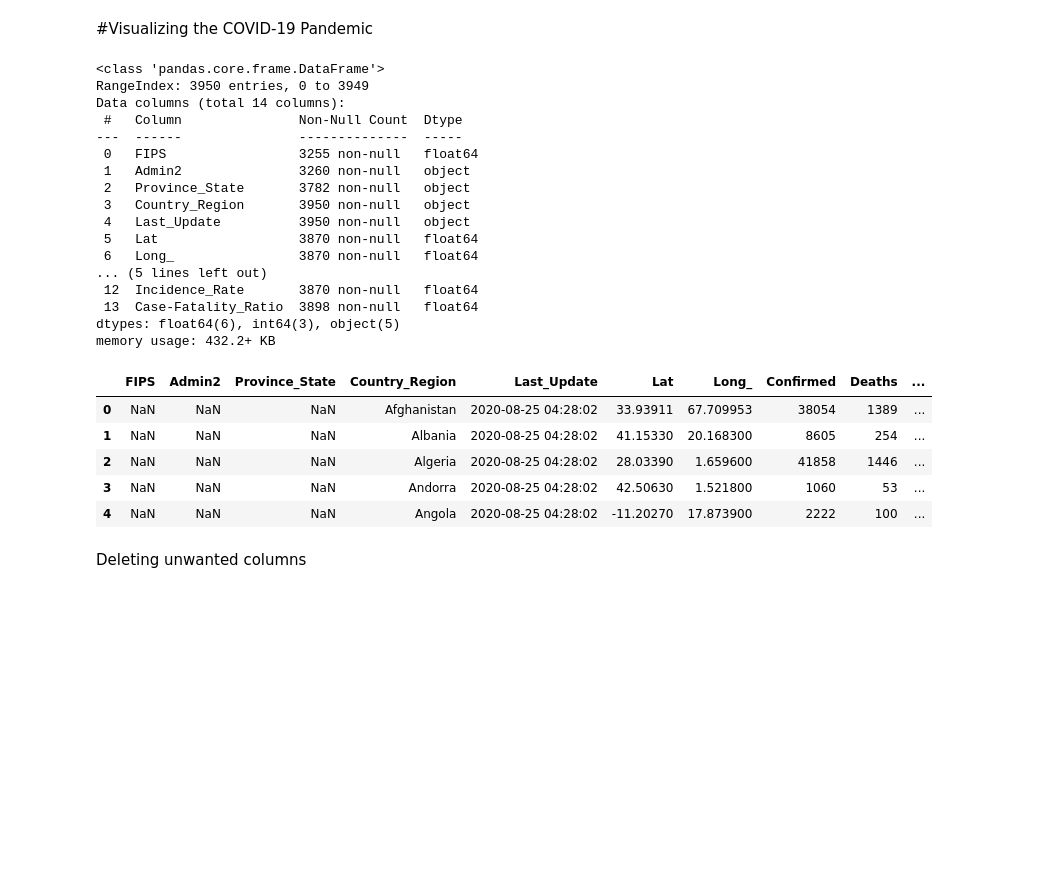
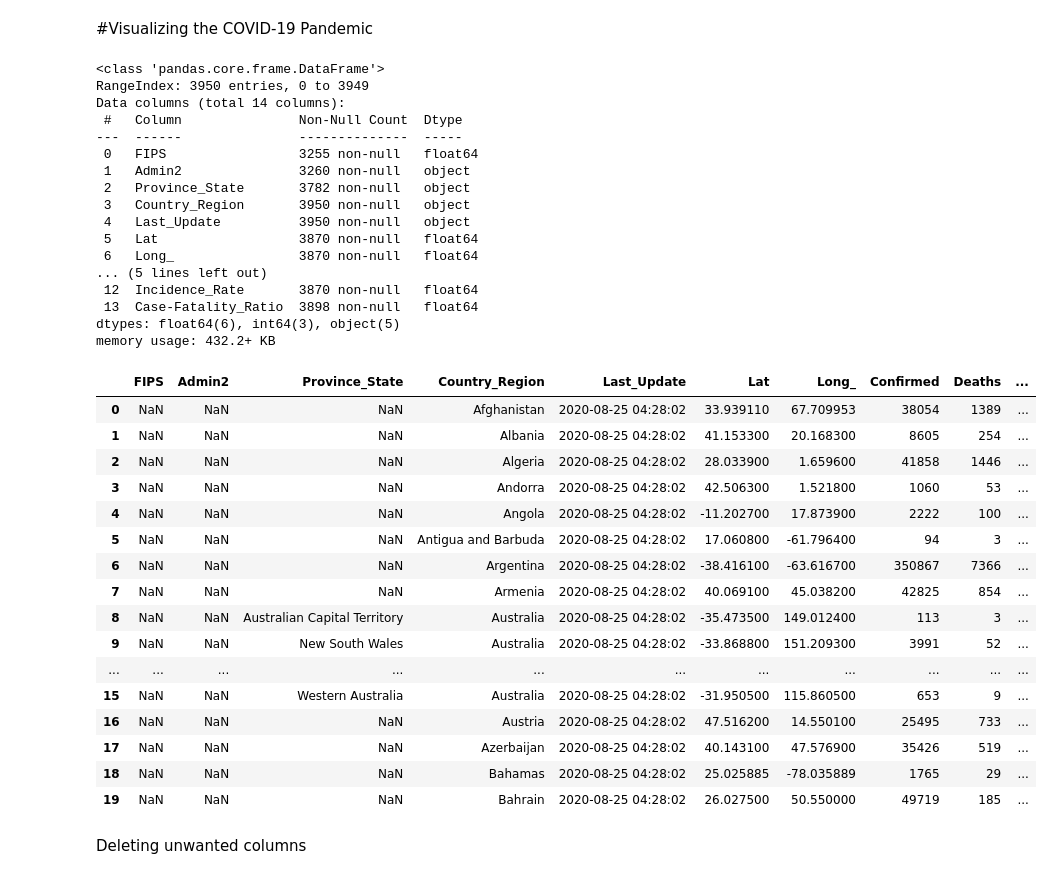
Before and after one commit to terrencekwon/data-science-portfolio, a Jupyter notebook: covid19_visualization.ipynb, the cells around one changed output. Drawn from its saved outputs; the diff is of its cells as text; code cells hidden in the pictures; blank space fills up the shorter version.

```diff
--- a/covid19_visualization.ipynb
+++ b/covid19_visualization.ipynb
@@ -10,33 +10,44 @@ import matplotlib.pyplot as plt
 # %%
 path = 'https://raw.githubusercontent.com/CSSEGISandData/COVID-19/master/csse_covid_19_data/csse_covid_19_daily_reports/08-24-2020.csv'
 df = pd.read_csv(path)
 
 df.info()
-df.head()
+df.head(20)
 # %% [output]
 <class 'pandas.core.frame.DataFrame'>
 RangeIndex: 3950 entries, 0 to 3949
 Data columns (total 14 columns):
  #   Column               Non-Null Count  Dtype
 ---  ------               --------------  -----
  0   FIPS                 3255 non-null   float64
  1   Admin2               3260 non-null   object
  2   Province_State       3782 non-null   object
  3   Country_Region       3950 non-null   object
  4   Last_Update          3950 non-null   object
  5   Lat                  3870 non-null   float64
  6   Long_                3870 non-null   float64
 ... (5 lines left out)
  12  Incidence_Rate       3870 non-null   float64
  13  Case-Fatality_Ratio  3898 non-null   float64
 dtypes: float64(6), int64(3), object(5)
 memory usage: 432.2+ KB
 |  | FIPS | Admin2 | Province_State | Country_Region | Last_Update | Lat | Long_ | Confirmed | Deaths | ... |
-| 0 | NaN | NaN | NaN | Afghanistan | 2020-08-25 04:28:02 | 33.93911 | 67.709953 | 38054 | 1389 | ... |
-| 1 | NaN | NaN | NaN | Albania | 2020-08-25 04:28:02 | 41.15330 | 20.168300 | 8605 | 254 | ... |
-| 2 | NaN | NaN | NaN | Algeria | 2020-08-25 04:28:02 | 28.03390 | 1.659600 | 41858 | 1446 | ... |
-| 3 | NaN | NaN | NaN | Andorra | 2020-08-25 04:28:02 | 42.50630 | 1.521800 | 1060 | 53 | ... |
-| 4 | NaN | NaN | NaN | Angola | 2020-08-25 04:28:02 | -11.20270 | 17.873900 | 2222 | 100 | ... |
+| 0 | NaN | NaN | NaN | Afghanistan | 2020-08-25 04:28:02 | 33.939110 | 67.709953 | 38054 | 1389 | ... |
+| 1 | NaN | NaN | NaN | Albania | 2020-08-25 04:28:02 | 41.153300 | 20.168300 | 8605 | 254 | ... |
+| 2 | NaN | NaN | NaN | Algeria | 2020-08-25 04:28:02 | 28.033900 | 1.659600 | 41858 | 1446 | ... |
+| 3 | NaN | NaN | NaN | Andorra | 2020-08-25 04:28:02 | 42.506300 | 1.521800 | 1060 | 53 | ... |
+| 4 | NaN | NaN | NaN | Angola | 2020-08-25 04:28:02 | -11.202700 | 17.873900 | 2222 | 100 | ... |
+| 5 | NaN | NaN | NaN | Antigua and Barbuda | 2020-08-25 04:28:02 | 17.060800 | -61.796400 | 94 | 3 | ... |
+| 6 | NaN | NaN | NaN | Argentina | 2020-08-25 04:28:02 | -38.416100 | -63.616700 | 350867 | 7366 | ... |
+| 7 | NaN | NaN | NaN | Armenia | 2020-08-25 04:28:02 | 40.069100 | 45.038200 | 42825 | 854 | ... |
+| 8 | NaN | NaN | Australian Capital Territory | Australia | 2020-08-25 04:28:02 | -35.473500 | 149.012400 | 113 | 3 | ... |
+| 9 | NaN | NaN | New South Wales | Australia | 2020-08-25 04:28:02 | -33.868800 | 151.209300 | 3991 | 52 | ... |
+| ... | ... | ... | ... | ... | ... | ... | ... | ... | ... | ... |
+| 15 | NaN | NaN | Western Australia | Australia | 2020-08-25 04:28:02 | -31.950500 | 115.860500 | 653 | 9 | ... |
+| 16 | NaN | NaN | NaN | Austria | 2020-08-25 04:28:02 | 47.516200 | 14.550100 | 25495 | 733 | ... |
+| 17 | NaN | NaN | NaN | Azerbaijan | 2020-08-25 04:28:02 | 40.143100 | 47.576900 | 35426 | 519 | ... |
+| 18 | NaN | NaN | NaN | Bahamas | 2020-08-25 04:28:02 | 25.025885 | -78.035889 | 1765 | 29 | ... |
+| 19 | NaN | NaN | NaN | Bahrain | 2020-08-25 04:28:02 | 26.027500 | 50.550000 | 49719 | 185 | ... |
 # %% [markdown]
 Deleting unwanted columns
 # %%
```
Also changed, not shown: parts of 2 cells of this notebook.
